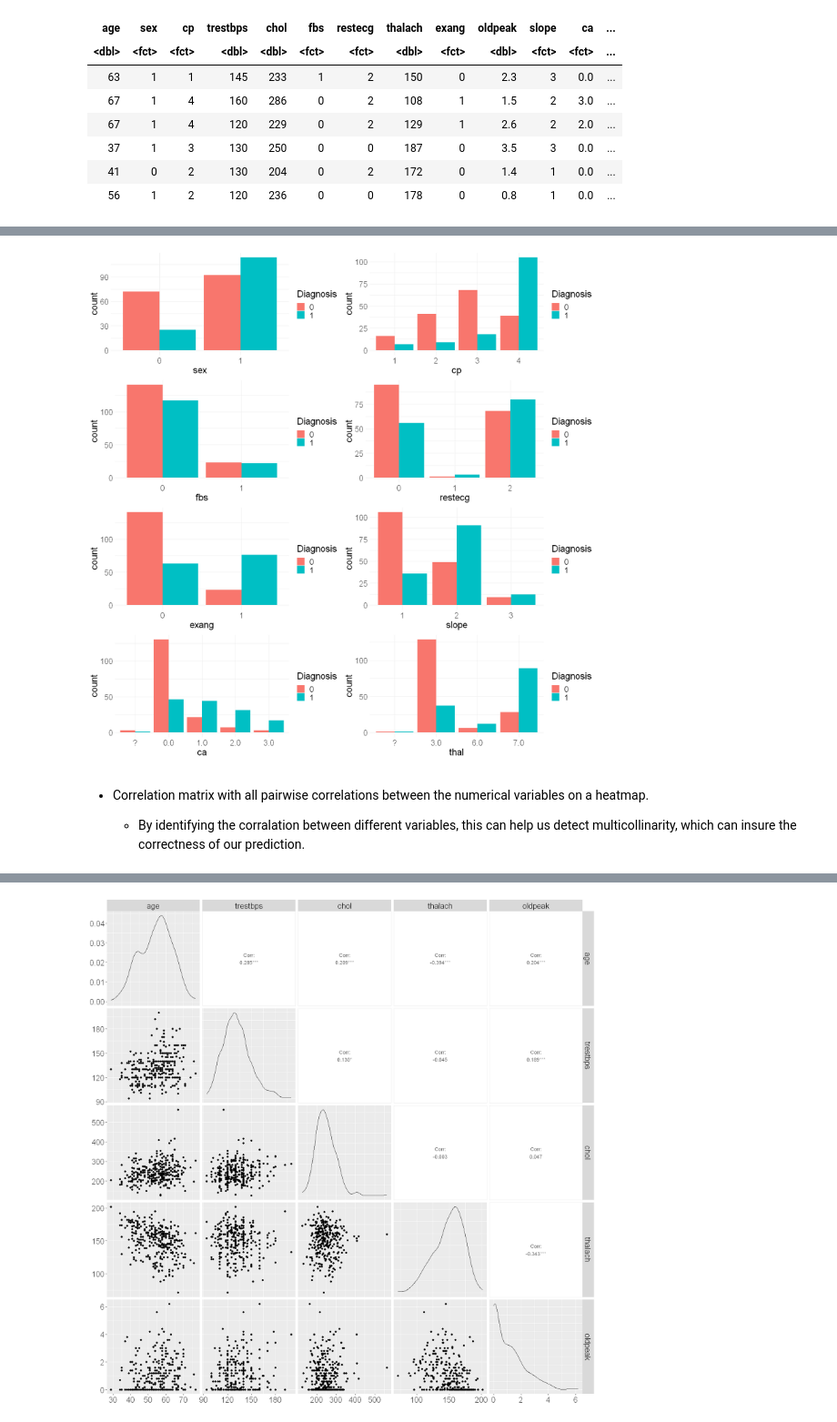
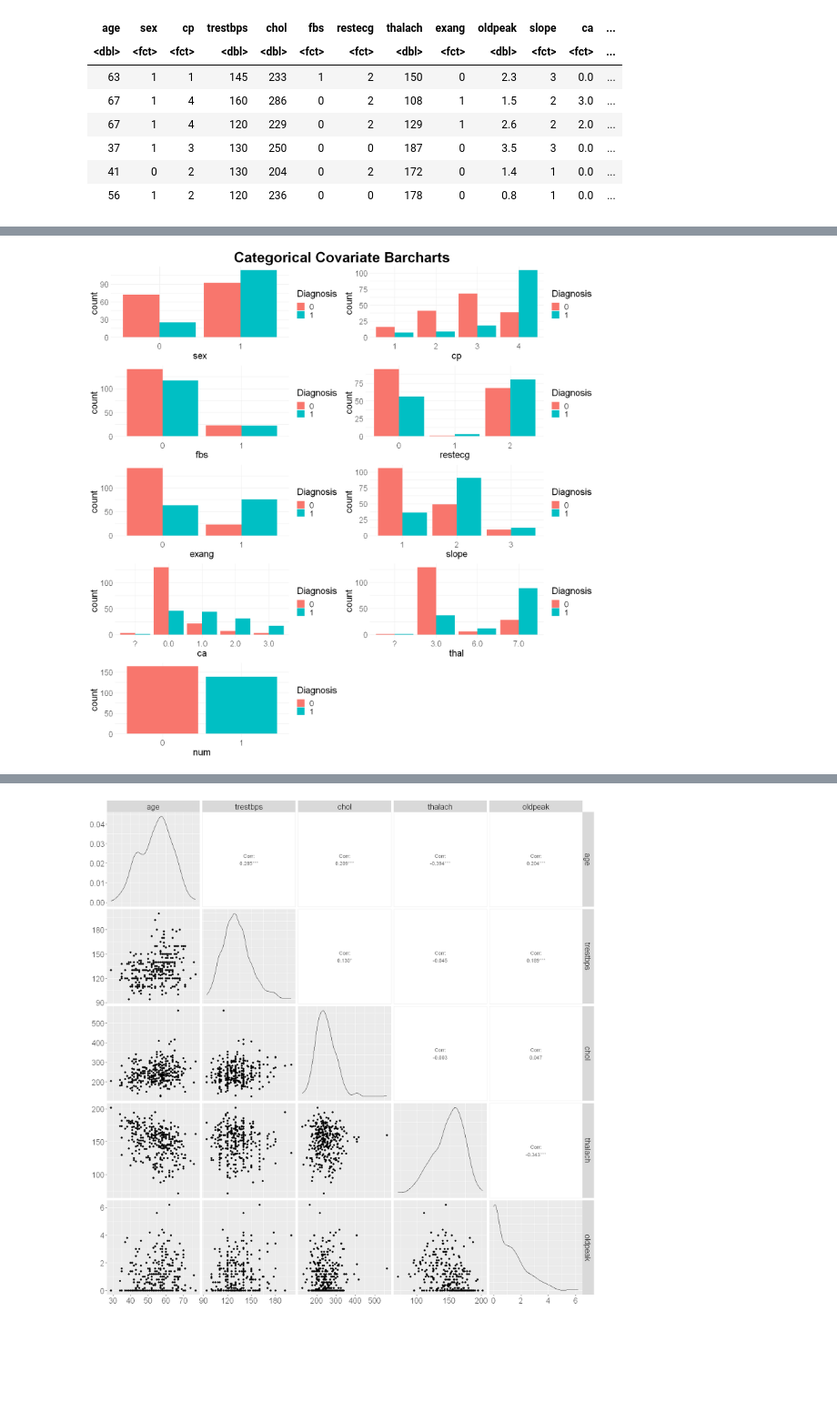
Before and after one commit to Speculatorrr/Group-STAT301, a Jupyter notebook: Planning-Christin.ipynb, the cells around one changed output, grey strips where cells are left out. Shown: that part at 91% size. Drawn from its saved outputs; the diff is of its cells as text; code cells hidden in the pictures; blank space fills up the shorter version.

```diff
--- a/Planning-Christin.ipynb
+++ b/Planning-Christin.ipynb
@@ -120,30 +112,27 @@ A tibble: 6 × 14
 # %%
-# Function to draw bar chart
-draw_bar_chart <- function(data, categorical_var, num) {
-  ggplot(data, aes_string(x = categorical_var, fill = num)) +
+draw_bar_chart <- function(data, categorical_vars, num) {
+  ggplot(data, aes_string(x = categorical_vars, fill = num)) +
     geom_bar(position = "dodge") +
     theme_minimal() +
     theme(text = element_text(size = 20)) +
-    labs(x = categorical_var, fill = "Diagnosis")
+    labs(x = categorical_vars, fill = "Diagnosis")
 }
 
 sex_bar <- draw_bar_chart(heart_data, "sex", "num")
 cp_bar <- draw_bar_chart(heart_data, "cp", "num")
 fbs_bar <- draw_bar_chart(heart_data, "fbs", "num")
 restecg_bar <- draw_bar_chart(heart_data, "restecg", "num")
 exang_bar <- draw_bar_chart(heart_data, "exang", "num")
 slope_bar <- draw_bar_chart(heart_data, "slope", "num")
 ca_bar <- draw_bar_chart(heart_data, "ca", "num")
 thal_bar <- draw_bar_chart(heart_data, "thal", "num")
+num_bar <- draw_bar_chart(heart_data, "num", "num")
 
 grid.arrange(
   sex_bar, cp_bar, fbs_bar, restecg_bar,
-  exang_bar, slope_bar, ca_bar, thal_bar,
-  ncol = 2
+  exang_bar, slope_bar, ca_bar, thal_bar, num_bar,
+  ncol = 2,
+  top = textGrob("Categorical Covariate Barcharts", gp = gpar(fontsize = 30, fontface = "bold"))
 )
 # %% [output]
-[figure, old version]
+[figure, new version]
-# %% [markdown]
-- Correlation matrix with all pairwise correlations between the numerical variables on a heatmap.
-
-    - By identifying the corralation between different variables, this can help us detect multicollinarity, which can insure the correctness of our prediction.
```
Also changed, not shown: parts of 17 cells of this notebook.
